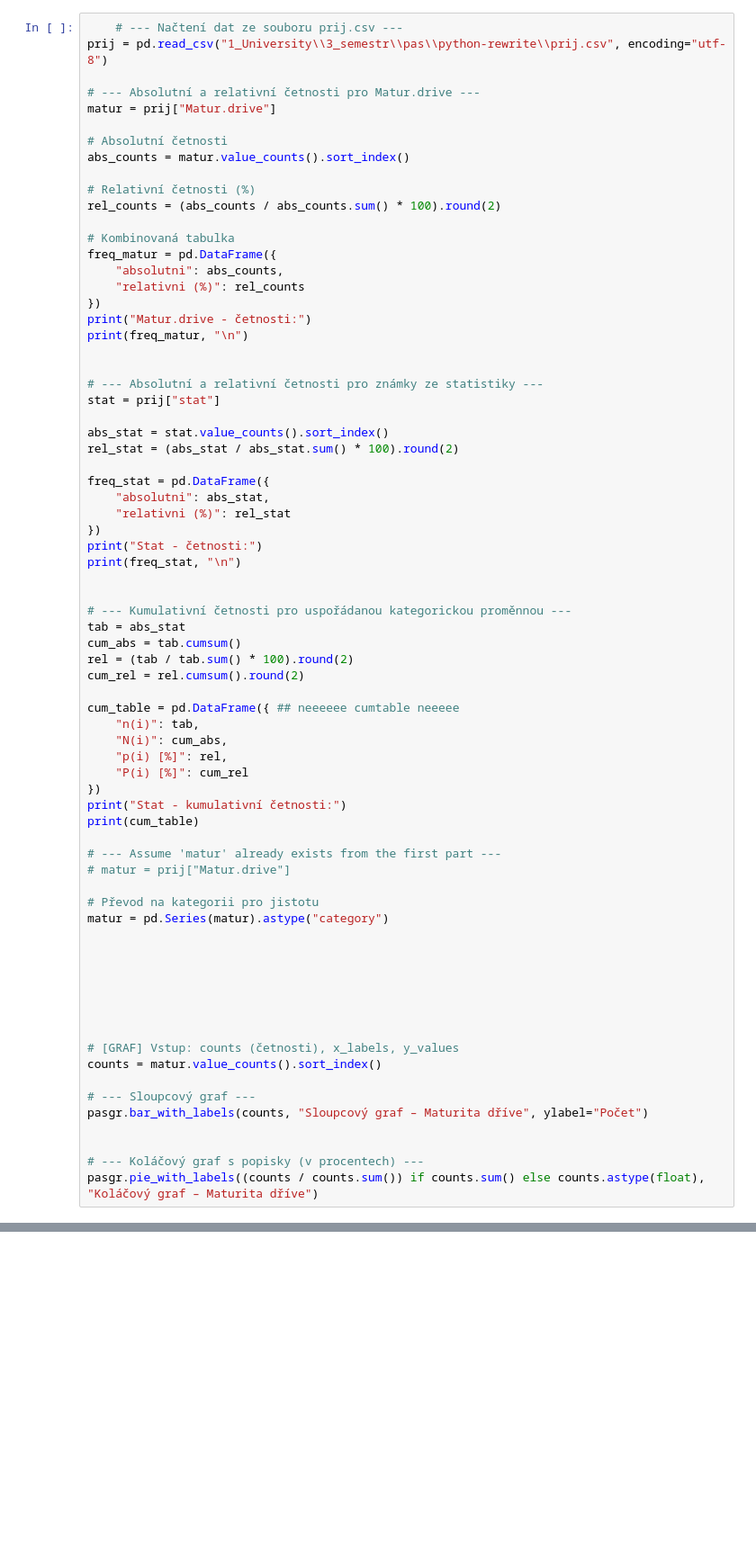
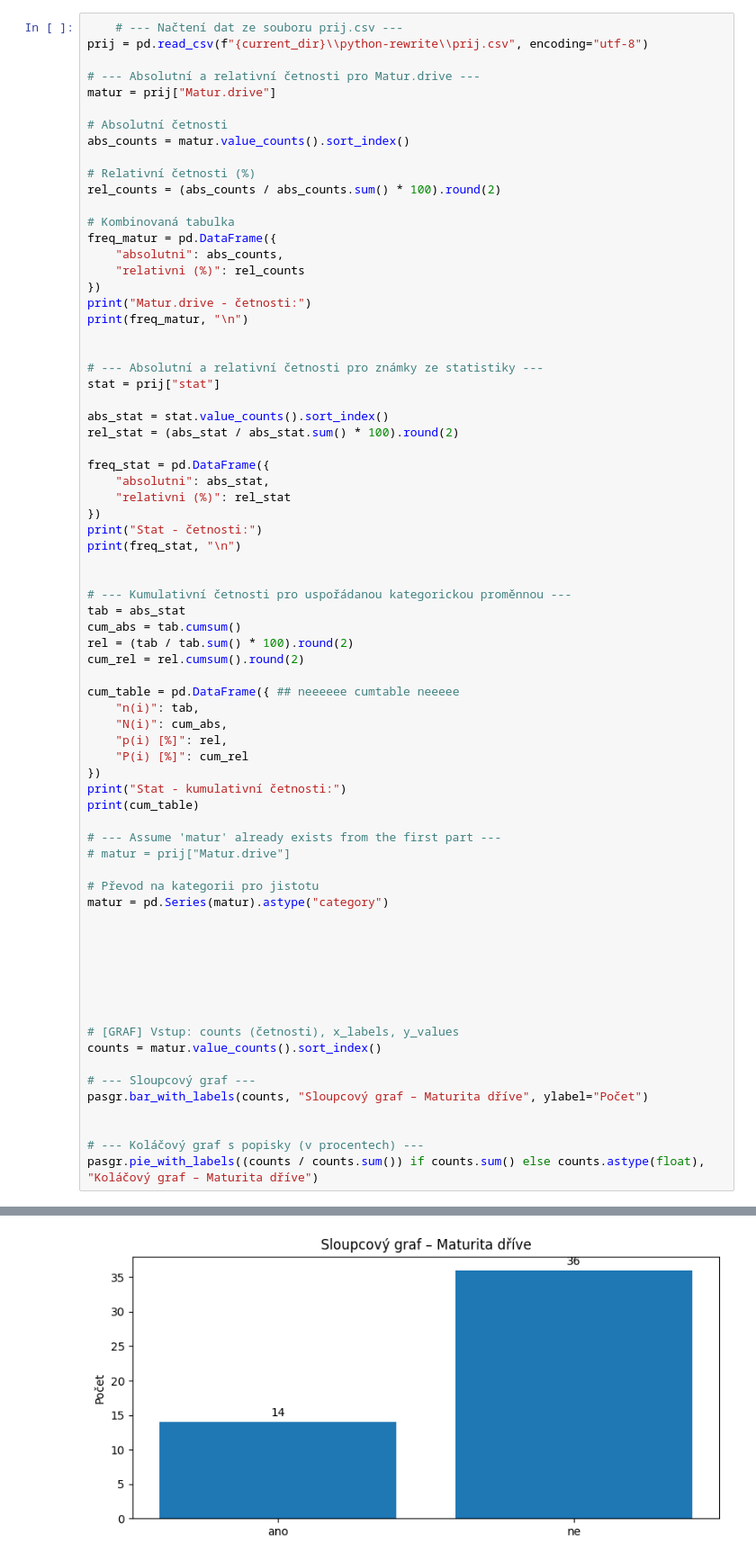
Before and after one commit to BuwikSan/University-stuff-and-small-scale-projects, a Jupyter notebook: 1_University/3_semestr/pas/pas.ipynb, the cells around one changed output, grey strips where cells are left out. Shown at 90% size. Saved outputs shown, nothing was run; the diff lists cells and outputs as text; blank space fills up the shorter version.

```diff
--- a/1_University/3_semestr/pas/pas.ipynb
+++ b/1_University/3_semestr/pas/pas.ipynb
@@ -11,6 +19,6 @@ import pas_graph as pasgr
 # %%
     # --- Načtení dat ze souboru prij.csv ---
-prij = pd.read_csv("1_University\\3_semestr\\pas\\python-rewrite\\prij.csv", encoding="utf-8")
+prij = pd.read_csv(f"{current_dir}\\python-rewrite\\prij.csv", encoding="utf-8")
 
 # --- Absolutní a relativní četnosti pro Matur.drive ---
 matur = prij["Matur.drive"]
@@ -80,3 +88,4 @@ pasgr.bar_with_labels(counts, "Sloupcový graf – Maturita dříve", ylabel="Po
 
 # --- Koláčový graf s popisky (v procentech) ---
 pasgr.pie_with_labels((counts / counts.sum()) if counts.sum() else counts.astype(float), "Koláčový graf – Maturita dříve")
+# %% [output]
@@ -82,0 +111 @@ pasgr.pie_with_labels((counts / counts.sum()) if counts.sum() else counts.astype
+[figure, added]
```
Also changed, not shown: parts of 7 cells of this notebook, 3 other files.
